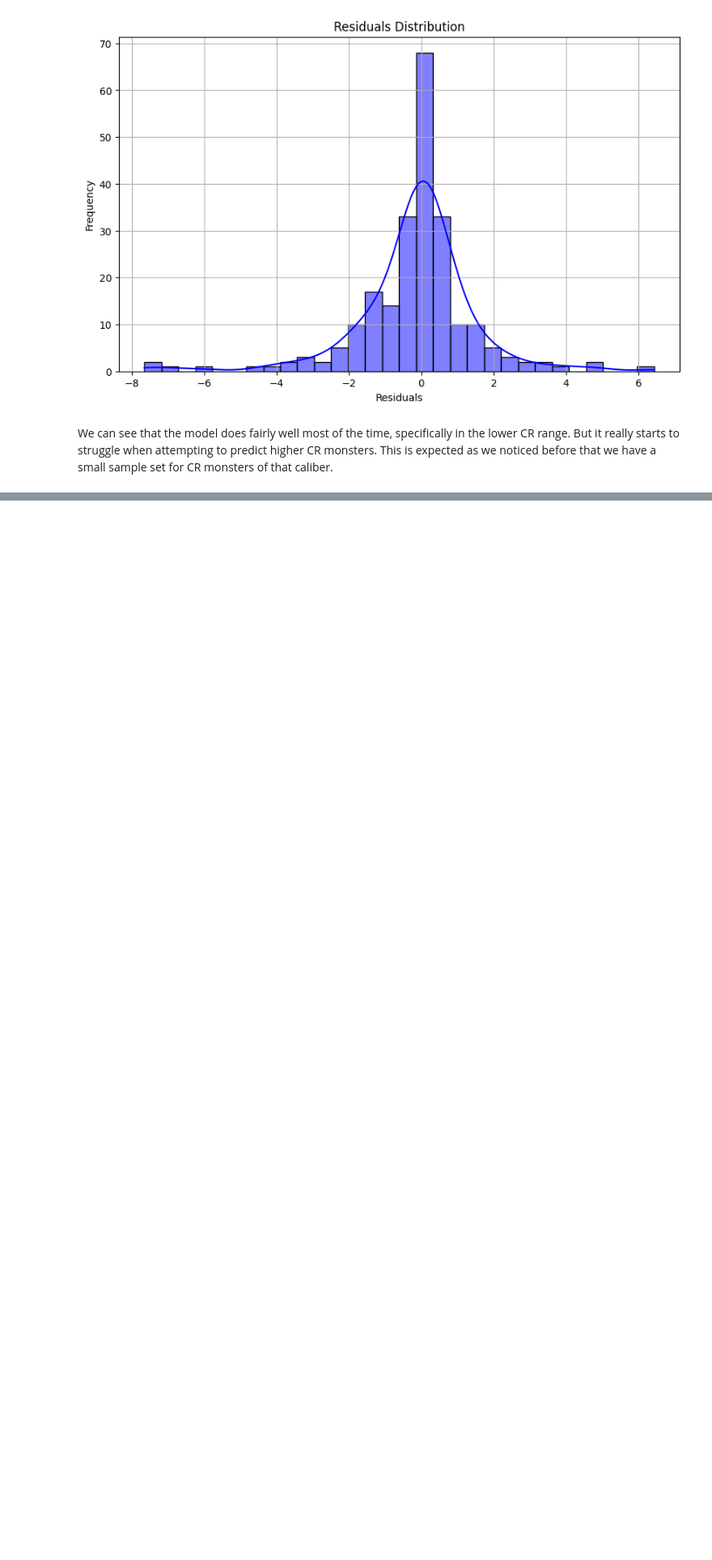
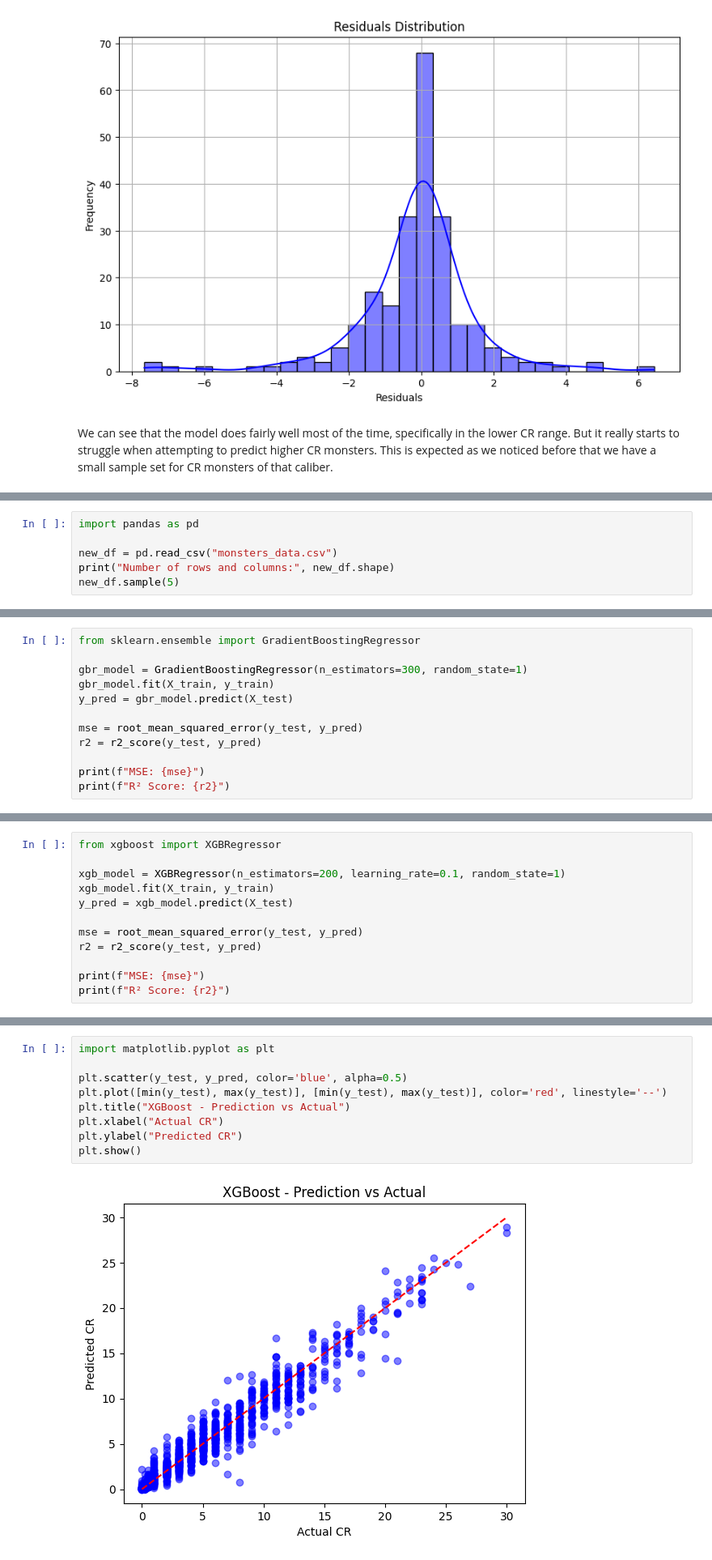
Before and after one commit to duradenzel/Individual-Challange, a Jupyter notebook: Individual challenge.ipynb, the cells around one changed output, grey strips where cells are left out. Shown at 81% size. Cells and saved outputs as stored; diff of their text form; blank space fills up the shorter version.

```diff
--- a/Individual challenge.ipynb
+++ b/Individual challenge.ipynb
@@ -697,0 +702,6 @@ This is expected as we noticed before that we have a small sample set for CR mon
+# %%
+import pandas as pd
+
+new_df = pd.read_csv("monsters_data.csv")
+print("Number of rows and columns:", new_df.shape)
+new_df.sample(5)
@@ -697,0 +887,12 @@ This is expected as we noticed before that we have a small sample set for CR mon
+# %%
+from sklearn.ensemble import GradientBoostingRegressor
+
+gbr_model = GradientBoostingRegressor(n_estimators=300, random_state=1)
+gbr_model.fit(X_train, y_train)
+y_pred = gbr_model.predict(X_test)
+
+mse = root_mean_squared_error(y_test, y_pred)
+r2 = r2_score(y_test, y_pred)
+
+print(f"MSE: {mse}")
+print(f"R² Score: {r2}")
@@ -697,0 +902,12 @@ This is expected as we noticed before that we have a small sample set for CR mon
+# %%
+from xgboost import XGBRegressor
+
+xgb_model = XGBRegressor(n_estimators=200, learning_rate=0.1, random_state=1)
+xgb_model.fit(X_train, y_train)
+y_pred = xgb_model.predict(X_test)
+
+mse = root_mean_squared_error(y_test, y_pred)
+r2 = r2_score(y_test, y_pred)
+
+print(f"MSE: {mse}")
+print(f"R² Score: {r2}")
@@ -697,0 +922,11 @@ This is expected as we noticed before that we have a small sample set for CR mon
+# %%
+import matplotlib.pyplot as plt
+
+plt.scatter(y_test, y_pred, color='blue', alpha=0.5)
+plt.plot([min(y_test), max(y_test)], [min(y_test), max(y_test)], color='red', linestyle='--')
+plt.title("XGBoost - Prediction vs Actual")
+plt.xlabel("Actual CR")
+plt.ylabel("Predicted CR")
+plt.show()
+# %% [output]
+[figure, added]
```
Also changed, not shown: parts of 19 cells of this notebook, 1 other file.
